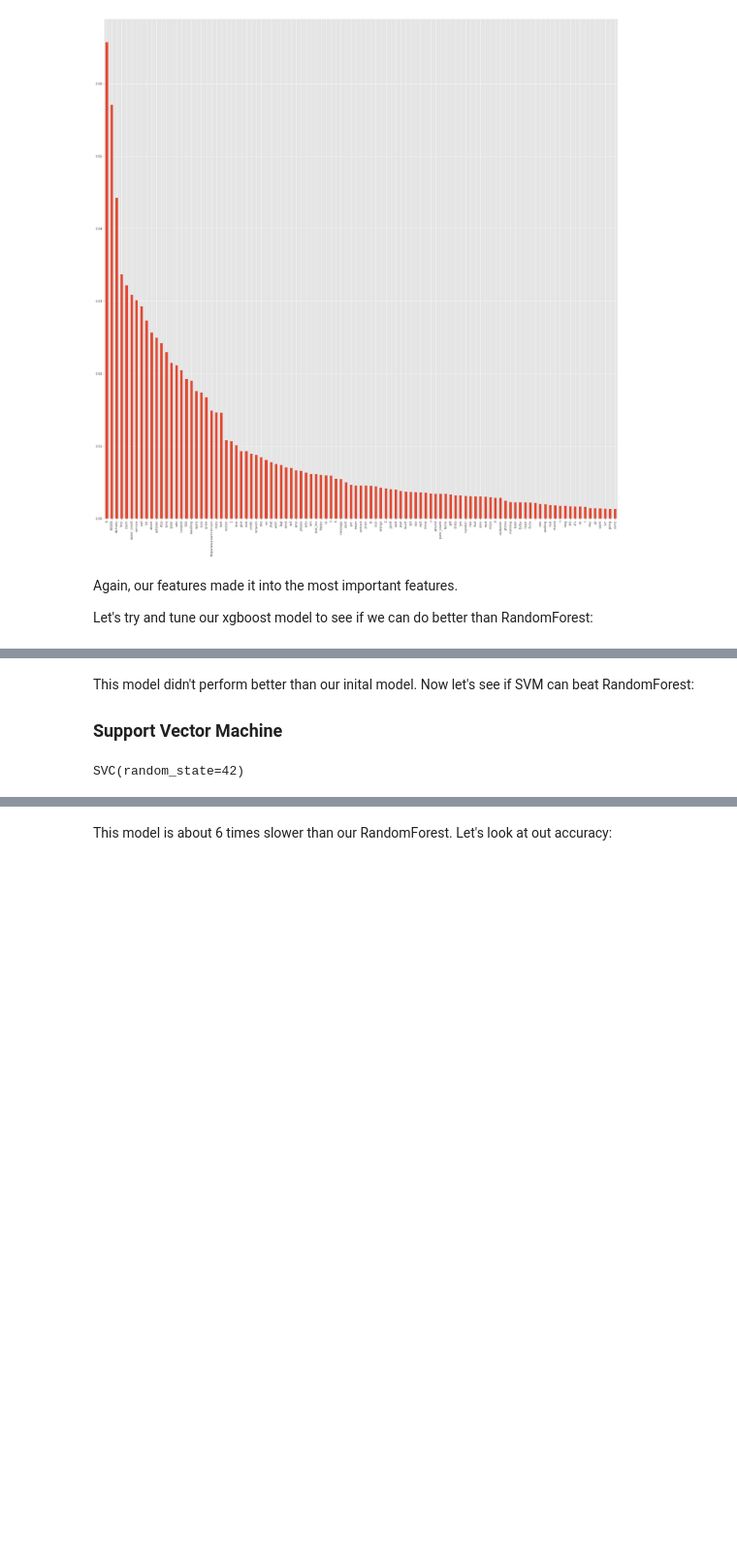
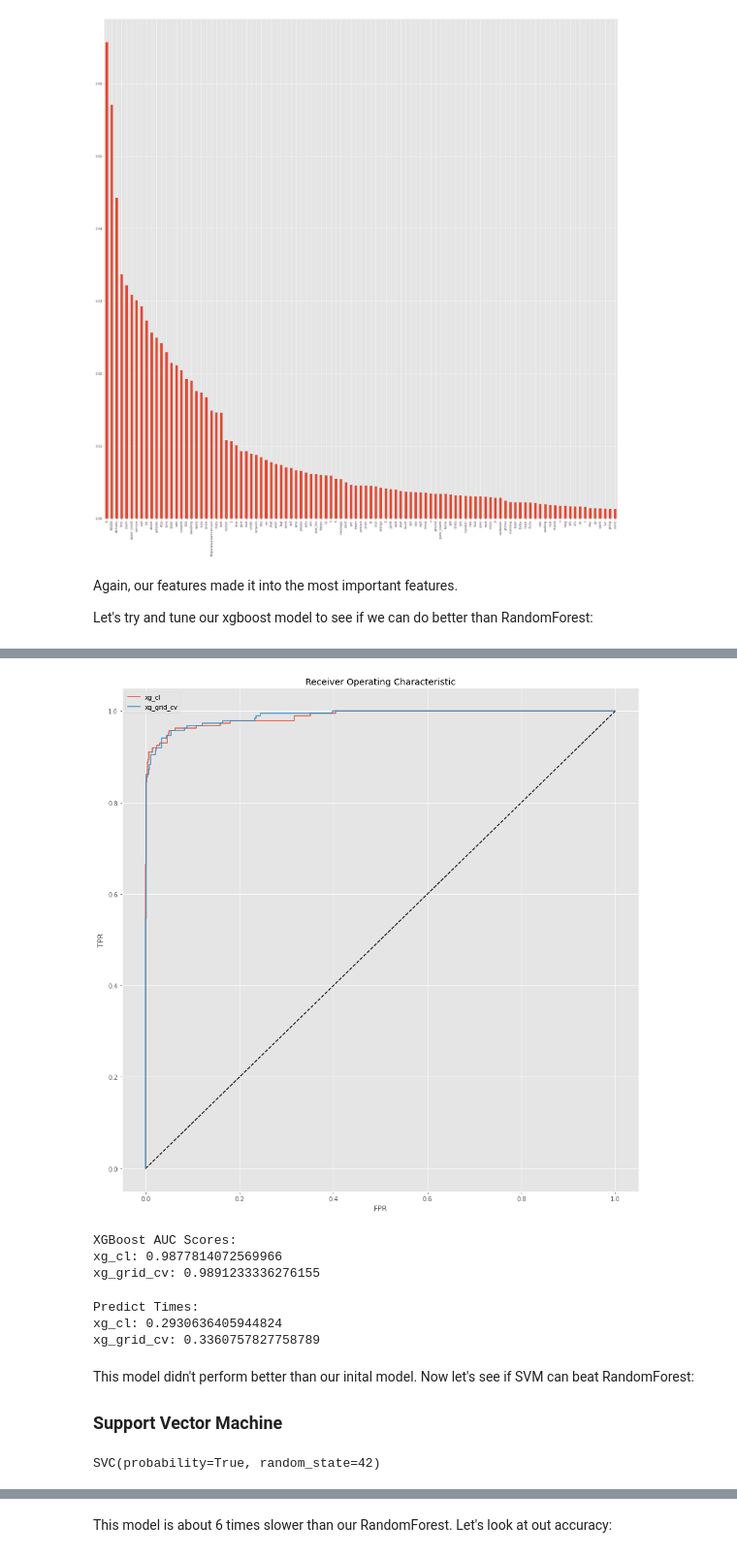
Before and after one commit to ronaldpacheco/Spam-Classifier, a Jupyter notebook: Spam_Classifier.ipynb, the cells around one changed output, grey strips where cells are left out. Shown at 97% size. Drawn from its saved outputs; the diff is of its cells as text; code cells hidden in the pictures; blank space fills up the shorter version.

```diff
--- a/Spam_Classifier.ipynb
+++ b/Spam_Classifier.ipynb
@@ -734,0 +803,24 @@ plt.show()
+# %%
+fpr_xg, tpr_xg, thresholds_xg = roc_curve(y_test_c, xg_cl.predict_proba(X_test_c)[:,1],pos_label='spam')
+
+fpr_xggrid, tpr_xggrid, thresholds_xggrid = roc_curve(y_test_c, xg_grid_cv.predict_proba(X_test_c)[:,1],pos_label='spam')
+
+plt.figure(figsize = (15,15))
+plt.plot([0,1],[0,1], 'k--')
+plt.plot(fpr_xg , tpr_xg, label= "xg_cl")
+plt.plot(fpr_xggrid, tpr_xggrid, label= "xg_grid_cv")
+plt.legend()
+plt.xlabel("FPR")
+plt.ylabel("TPR")
+plt.title('Receiver Operating Characteristic')
+plt.show()
+# %% [output]
+[figure, added]
+# %%
+print('XGBoost AUC Scores:')
+print('xg_cl:', auc(fpr_xg, tpr_xg))
+print('xg_grid_cv:', auc(fpr_xggrid, tpr_xggrid))
+# %% [output]
+XGBoost AUC Scores:
+xg_cl: 0.9877814072569966
+xg_grid_cv: 0.9891233336276155
@@ -735,3 +834,11 @@ plt.show()
+# %%
+print('Predict Times:')
+print('xg_cl:', time_xg_cl)
+print('xg_grid_cv:', time_xg_grid)
+# %% [output]
+Predict Times:
+xg_cl: 0.2930636405944824
+xg_grid_cv: 0.3360757827758789
 # %% [markdown]
 This model didn't perform better than our inital model. Now let's see if SVM can beat RandomForest:
 
@@ -739,10 +846,10 @@ This model didn't perform better than our inital model. Now let's see if SVM can
 # %%
 from sklearn.svm import SVC
 # %%
-svm_clf = SVC(random_state=42)
+svm_clf = SVC(random_state=42, probability=True)
 svm_clf.fit(X_train_c, y_train_c)
 # %% [output]
-SVC(random_state=42)
+SVC(probability=True, random_state=42)
 # %%
 cross_validate(svm_clf, X_train_c, y_train_c, cv=5)
 # %% [output]
```
Also changed, not shown: parts of 55 cells of this notebook.
